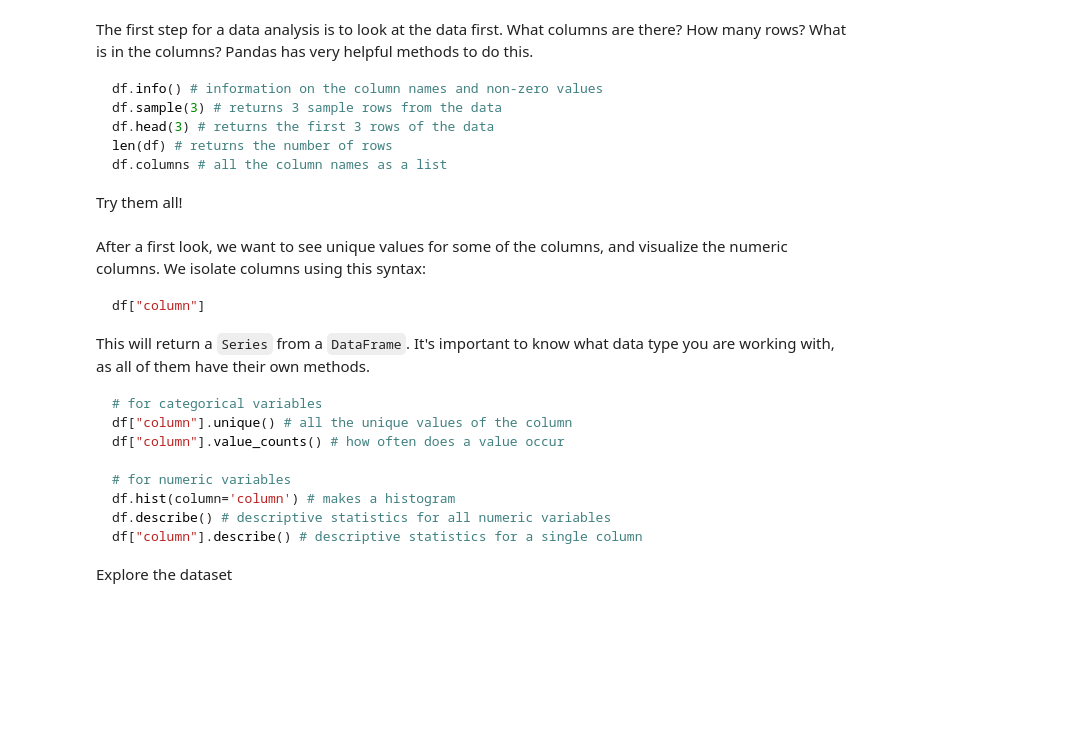
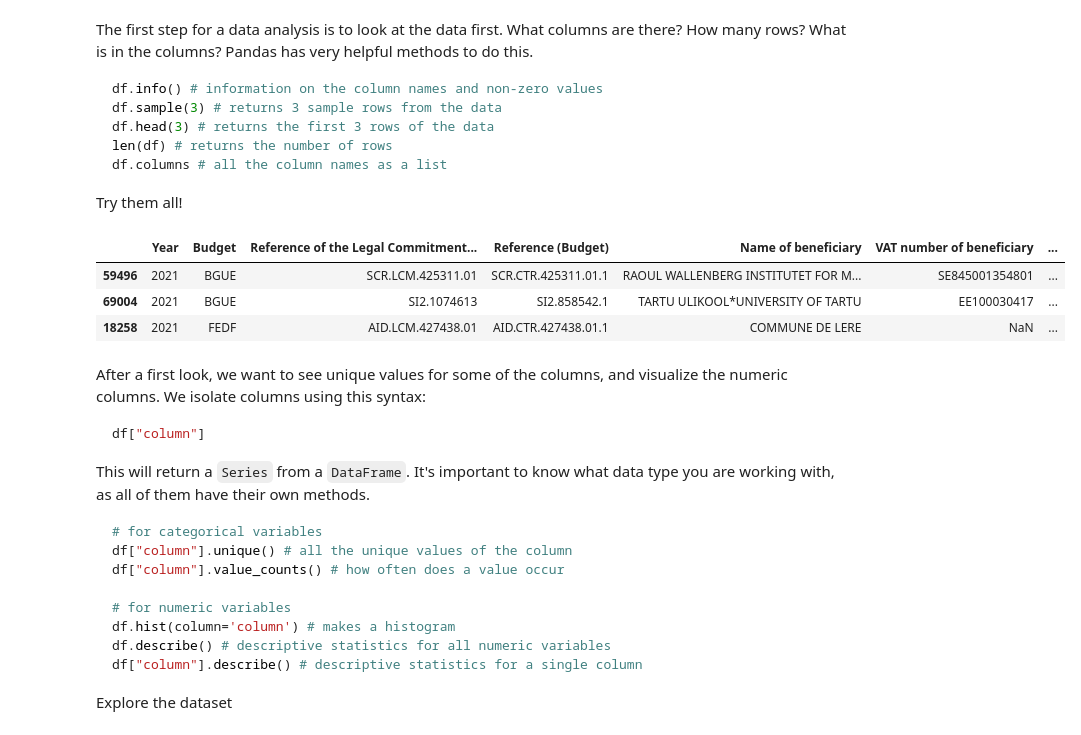
Before and after one commit to zufanka/2022-MIJ-PYTHON, a Jupyter notebook: 2-pandas.ipynb, the cells around one changed output. Saved outputs shown, nothing was run; the diff lists cells and outputs as text; code cells hidden in the pictures; blank space fills up the shorter version.

````diff
--- a/2-pandas.ipynb
+++ b/2-pandas.ipynb
@@ -96,6 +96,13 @@ len(df) # returns the number of rows
 df.columns # all the column names as a list
 ```
 Try them all!
+# %%
+df.sample(3)
+# %% [output]
+|  | Year | Budget | Reference of the Legal Commitment... | Reference (Budget) | Name of beneficiary | VAT number of beneficiary | ... |
+| 59496 | 2021 | BGUE | SCR.LCM.425311.01 | SCR.CTR.425311.01.1 | RAOUL WALLENBERG INSTITUTET FOR M... | SE845001354801 | ... |
+| 69004 | 2021 | BGUE | SI2.1074613 | SI2.858542.1 | TARTU ULIKOOL*UNIVERSITY OF TARTU | EE100030417 | ... |
+| 18258 | 2021 | FEDF | AID.LCM.427438.01 | AID.CTR.427438.01.1 | COMMUNE DE LERE | NaN | ... |
 # %% [markdown]
 After a first look, we want to see unique values for some of the columns, and visualize the numeric columns. We isolate columns using this syntax:
 
````
Also changed, not shown: parts of 1 cell of this notebook, 3 other files.
